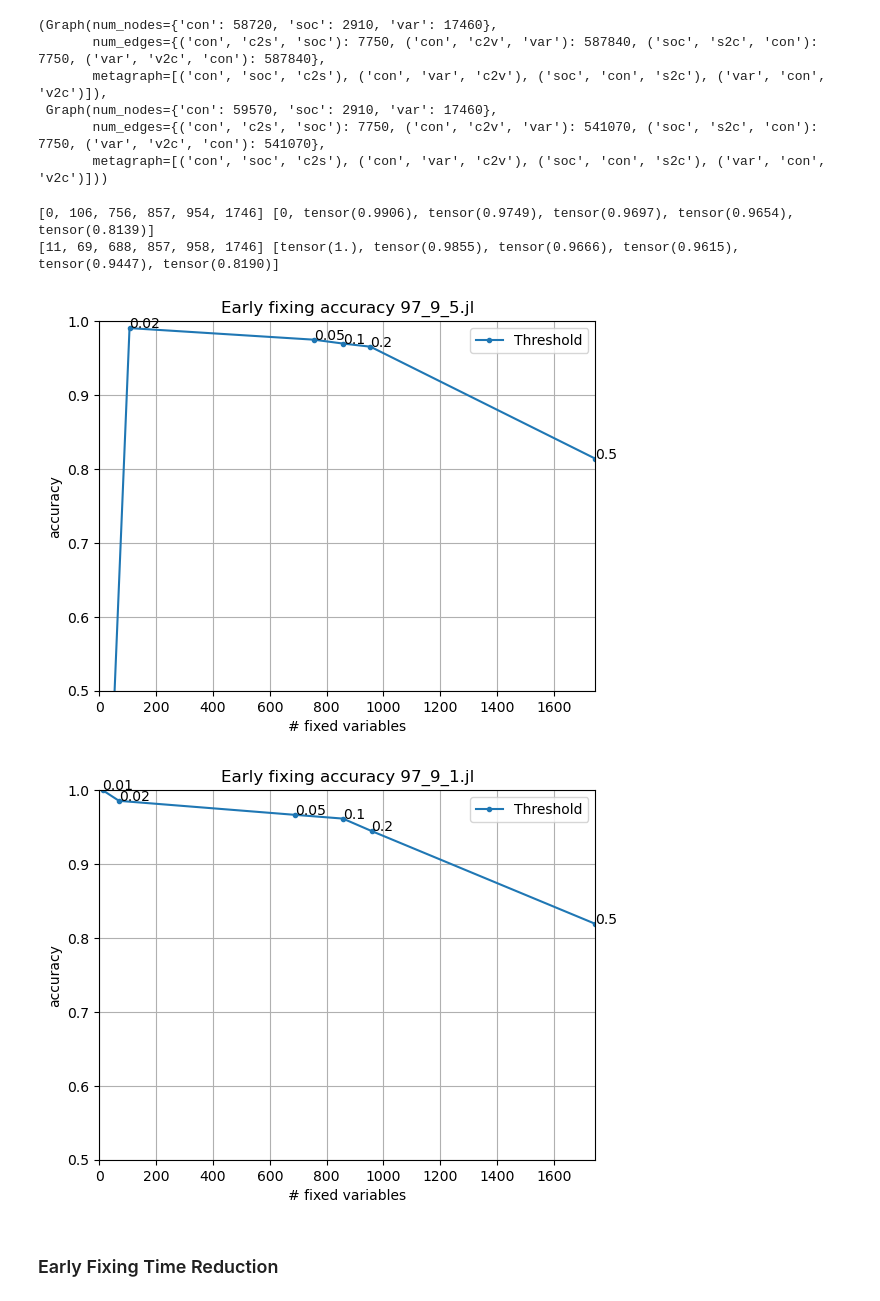
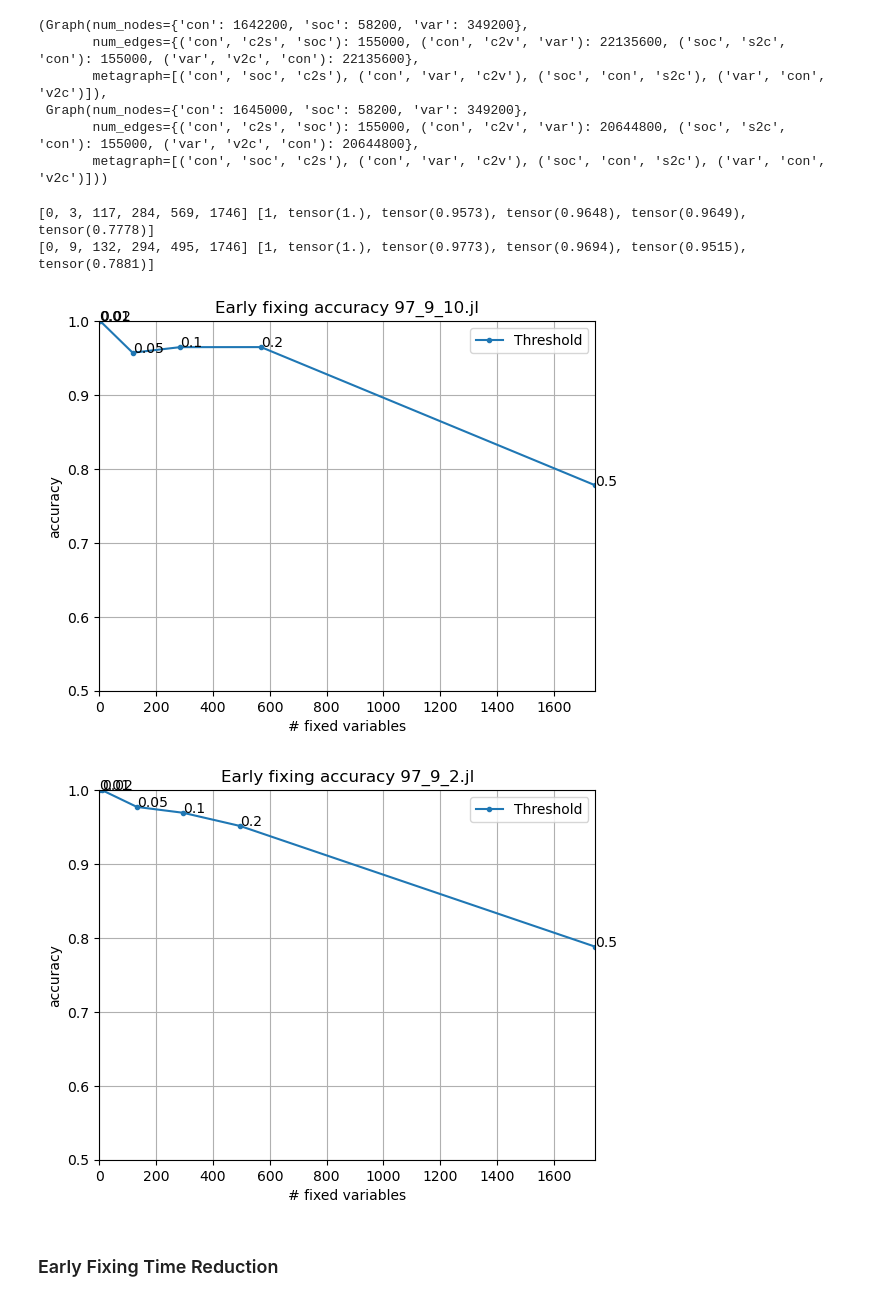
Before and after one commit to gos-ufsc/sat-gnn, a Jupyter notebook: notebooks/1.1-bmp-full-instances-early-fixing.ipynb, the cells around one changed output. Drawn from its saved outputs; the diff is of its cells as text; code cells hidden in the pictures.

```diff
--- a/notebooks/1.1-bmp-full-instances-early-fixing.ipynb
+++ b/notebooks/1.1-bmp-full-instances-early-fixing.ipynb
@@ -27,7 +30,7 @@ with open('../97_9_opts.pkl', 'rb') as f:
     opts = pickle.load(f)
 
 net = InstanceGCN(2, readout_op=None)
-net = load_from_wandb(net, 'f6ceqpse', 'sat-gnn', 'model_best')
+net = load_from_wandb(net, '551sykdm', 'sat-gnn', 'model_last')
 net.eval()
 
 opts = [opts[i.name]['sol'] for i in instances]
@@ -70,19 +69,19 @@ def create_batch(g, xs):
         g_batch.append(g_)
     return dgl.batch(g_batch)
 
-x1s = torch.randint(0, 2, (10, 1746))
+x1s = torch.randint(0, 2, (200, 1746))
 g1_batch = create_batch(g1, x1s)
 
-x2s = torch.randint(0, 2, (10, 1746))
+x2s = torch.randint(0, 2, (200, 1746))
 g2_batch = create_batch(g2, x2s)
 
 g1_batch, g2_batch
 # %% [output]
-(Graph(num_nodes={'con': 58720, 'soc': 2910, 'var': 17460},
-       num_edges={('con', 'c2s', 'soc'): 7750, ('con', 'c2v', 'var'): 587840, ('soc', 's2c', 'con'): 7750, ('var', 'v2c', 'con'): 587840},
+(Graph(num_nodes={'con': 1642200, 'soc': 58200, 'var': 349200},
+       num_edges={('con', 'c2s', 'soc'): 155000, ('con', 'c2v', 'var'): 22135600, ('soc', 's2c', 'con'): 155000, ('var', 'v2c', 'con'): 22135600},
        metagraph=[('con', 'soc', 'c2s'), ('con', 'var', 'c2v'), ('soc', 'con', 's2c'), ('var', 'con', 'v2c')]),
- Graph(num_nodes={'con': 59570, 'soc': 2910, 'var': 17460},
-       num_edges={('con', 'c2s', 'soc'): 7750, ('con', 'c2v', 'var'): 541070, ('soc', 's2c', 'con'): 7750, ('var', 'v2c', 'con'): 541070},
+ Graph(num_nodes={'con': 1645000, 'soc': 58200, 'var': 349200},
+       num_edges={('con', 'c2s', 'soc'): 155000, ('con', 'c2v', 'var'): 20644800, ('soc', 's2c', 'con'): 155000, ('var', 'v2c', 'con'): 20644800},
        metagraph=[('con', 'soc', 'c2s'), ('con', 'var', 'c2v'), ('soc', 'con', 's2c'), ('var', 'con', 'v2c')]))
 # %%
 def get_ef_accuracy(g_batch, xs, x_opt, name=None, plot=True):
@@ -100,7 +99,7 @@ def get_ef_accuracy(g_batch, xs, x_opt, name=None, plot=True):
     for thresh in thresholds:
         most_certain = (x_hat.mean(0) < thresh) | (x_hat.mean(0) >= 1 - thresh)
         if most_certain.sum() == 0:
-            accs.append(0)
+            accs.append(1)
             ns.append(0)
             continue
         fixed_x_hat = (x_hat.mean(0)[most_certain] > .5).to(x_opt)
@@ -108,37 +107,37 @@ def get_ef_accuracy(g_batch, xs, x_opt, name=None, plot=True):
 
         acc = (fixed_x_hat == fixed_x_opt).sum() / fixed_x_opt.shape[0]
 
         accs.append(acc)
         ns.append(fixed_x_hat.shape[0])
 
     if plot:
         fig, ax = plt.subplots()
         ax.plot(ns, accs, '.-', label='Threshold')
         ax.set_xlim((0, x_opt.shape[0]))
         ax.set_ylim((.5, 1.))
         ax.grid()
         ax.legend()
 
         ax.set_title('Early fixing accuracy '+str(name))
         ax.set_xlabel('# fixed variables')
         ax.set_ylabel('accuracy')
 
         for i, thresh in enumerate(thresholds):
             ax.annotate(thresh, (ns[i], accs[i]))
 
         fig.show()
 
     return thresholds, ns, accs
 
 _, n1s, acc1s = get_ef_accuracy(g1_batch, x1s, x1_opt, name=instances[0].name)
 print(n1s, acc1s)
 _, n2s, acc2s = get_ef_accuracy(g2_batch, x2s, x2_opt, name=instances[1].name)
 print(n2s, acc2s)
 # %% [output]
-[0, 106, 756, 857, 954, 1746] [0, tensor(0.9906), tensor(0.9749), tensor(0.9697), tensor(0.9654), tensor(0.8139)]
-[11, 69, 688, 857, 958, 1746] [tensor(1.), tensor(0.9855), tensor(0.9666), tensor(0.9615), tensor(0.9447), tensor(0.8190)]
+[0, 3, 117, 284, 569, 1746] [1, tensor(1.), tensor(0.9573), tensor(0.9648), tensor(0.9649), tensor(0.7778)]
+[0, 9, 132, 294, 495, 1746] [1, tensor(1.), tensor(0.9773), tensor(0.9694), tensor(0.9515), tensor(0.7881)]
-[figure, old version]
+[figure, new version]
-[figure, old version]
+[figure, new version]
 # %% [markdown]
 ### Early Fixing Time Reduction
 # %%
```
Also changed, not shown: parts of 13 cells of this notebook.
